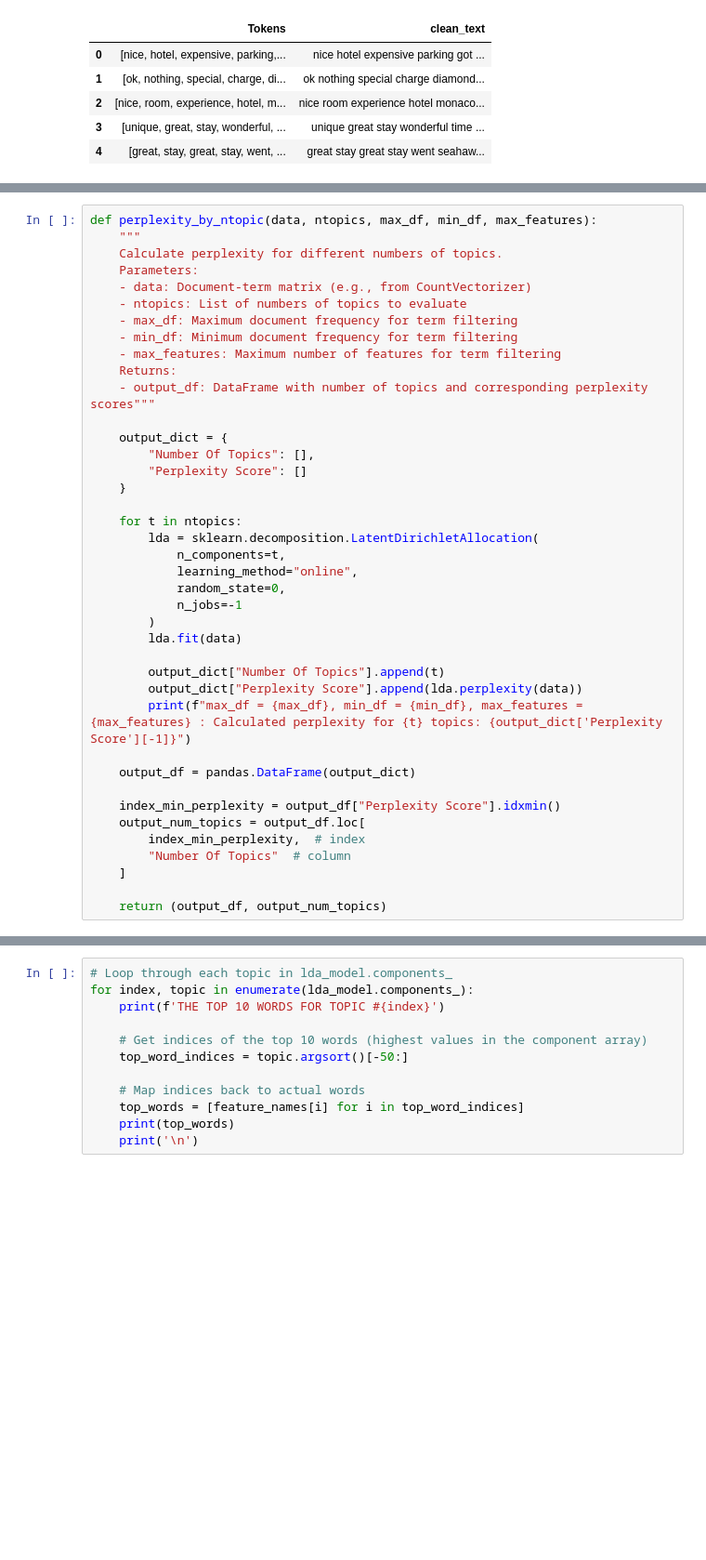
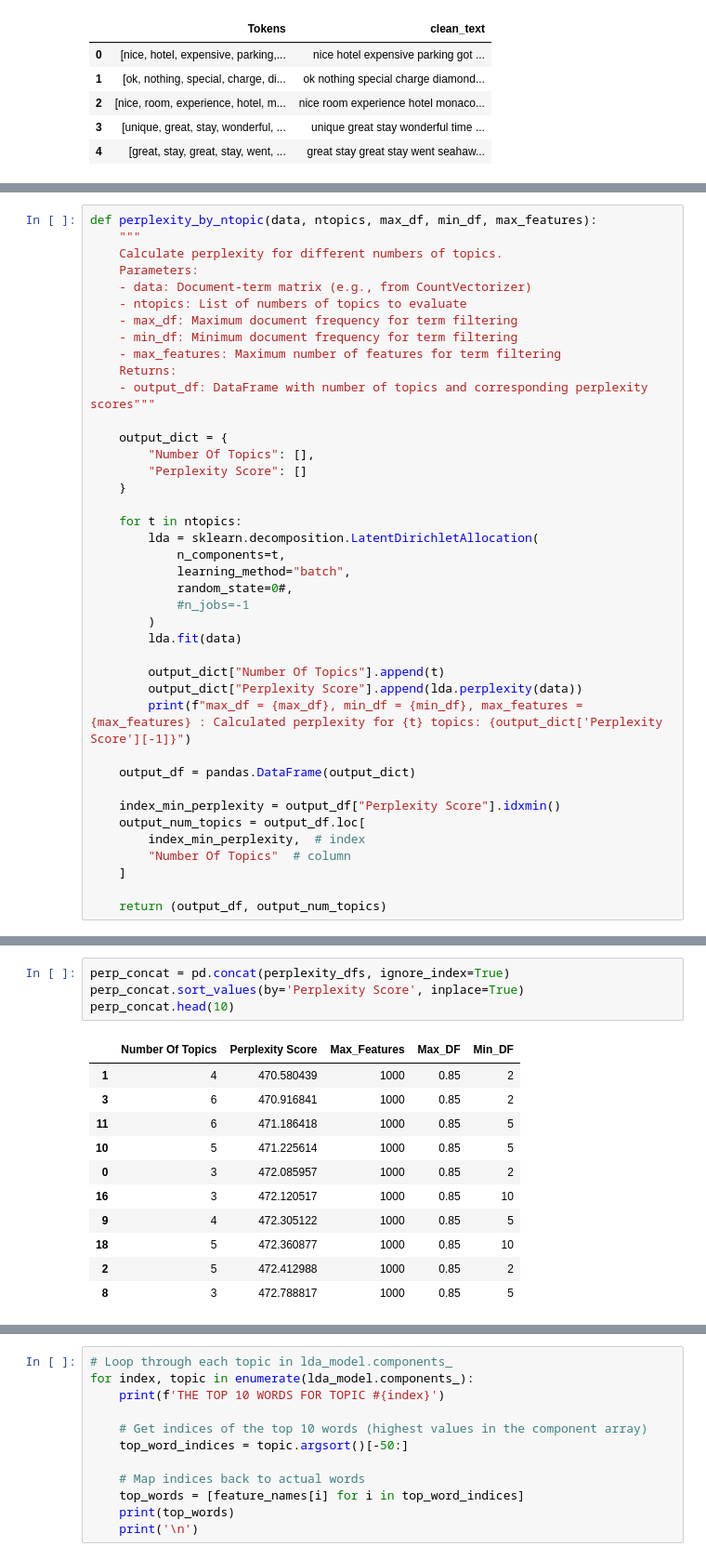
Before and after one commit to Hunteracademic/Unsupervised_assignment_1, a Jupyter notebook: FinalProject_Group04_AlexKravtsov_DanielCastiblanco_HunterWard.ipynb, the cells around one changed output, grey strips where cells are left out. Shown at 93% size. Cells and saved outputs as stored; diff of their text form; blank space fills up the shorter version.

```diff
--- a/FinalProject_Group04_AlexKravtsov_DanielCastiblanco_HunterWard.ipynb
+++ b/FinalProject_Group04_AlexKravtsov_DanielCastiblanco_HunterWard.ipynb
@@ -171,9 +189,9 @@ def perplexity_by_ntopic(data, ntopics, max_df, min_df, max_features):
     for t in ntopics:
         lda = sklearn.decomposition.LatentDirichletAllocation(
             n_components=t,
-            learning_method="online",
-            random_state=0,
-            n_jobs=-1
+            learning_method="batch",
+            random_state=0#,
+            #n_jobs=-1
         )
         lda.fit(data)
 
@@ -248,0 +272,16 @@ max_df = 0.85, min_df = 10, max_features = 2000 : Calculated perplexity for 6 to
+# %%
+perp_concat = pd.concat(perplexity_dfs, ignore_index=True)
+perp_concat.sort_values(by='Perplexity Score', inplace=True)
+perp_concat.head(10)
+# %% [output]
+|  | Number Of Topics | Perplexity Score | Max_Features | Max_DF | Min_DF |
+| 1 | 4 | 470.580439 | 1000 | 0.85 | 2 |
+| 3 | 6 | 470.916841 | 1000 | 0.85 | 2 |
+| 11 | 6 | 471.186418 | 1000 | 0.85 | 5 |
+| 10 | 5 | 471.225614 | 1000 | 0.85 | 5 |
+| 0 | 3 | 472.085957 | 1000 | 0.85 | 2 |
+| 16 | 3 | 472.120517 | 1000 | 0.85 | 10 |
+| 9 | 4 | 472.305122 | 1000 | 0.85 | 5 |
+| 18 | 5 | 472.360877 | 1000 | 0.85 | 10 |
+| 2 | 5 | 472.412988 | 1000 | 0.85 | 2 |
+| 8 | 3 | 472.788817 | 1000 | 0.85 | 5 |
```
Also changed, not shown: parts of 27 cells of this notebook.
